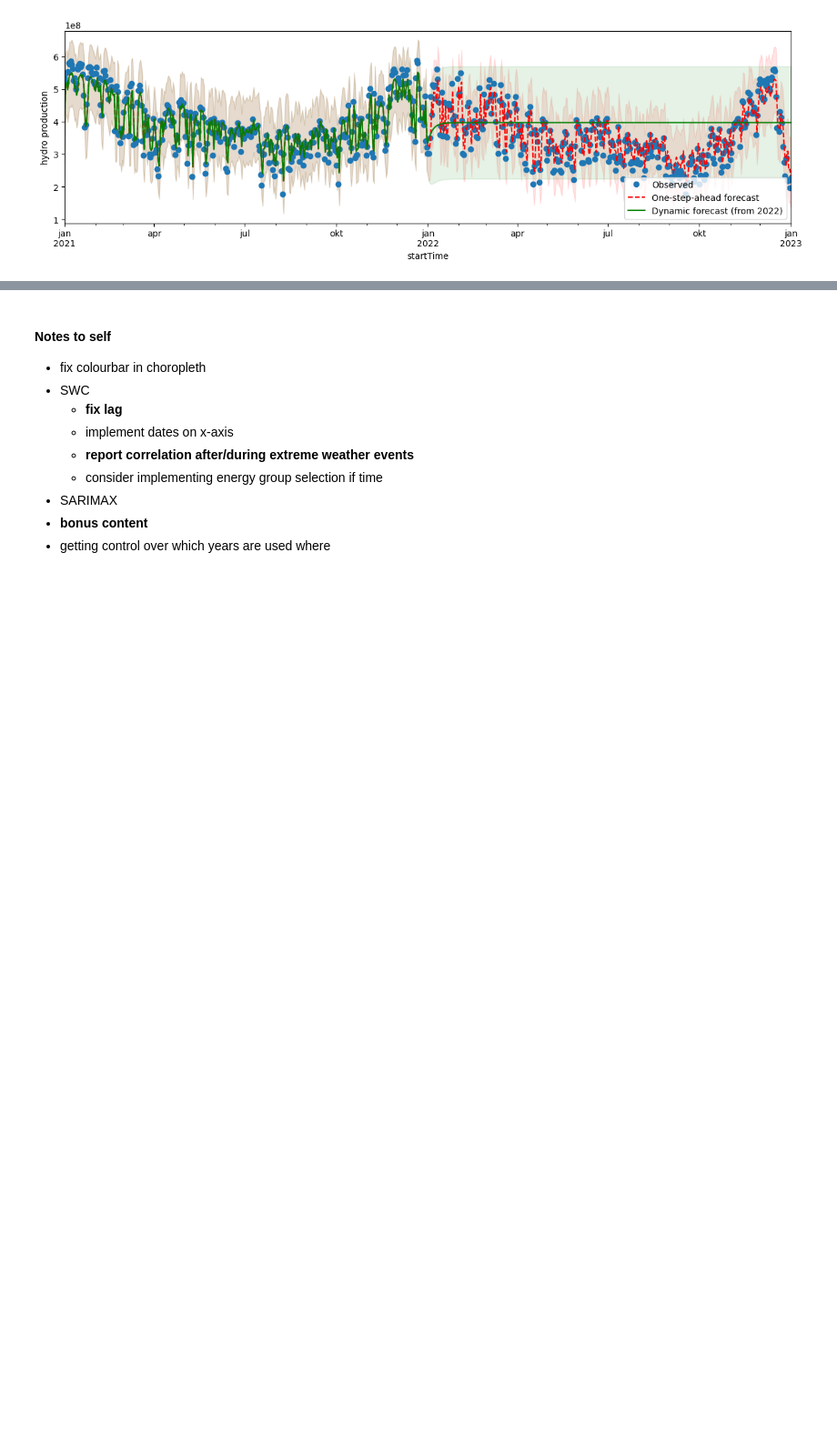
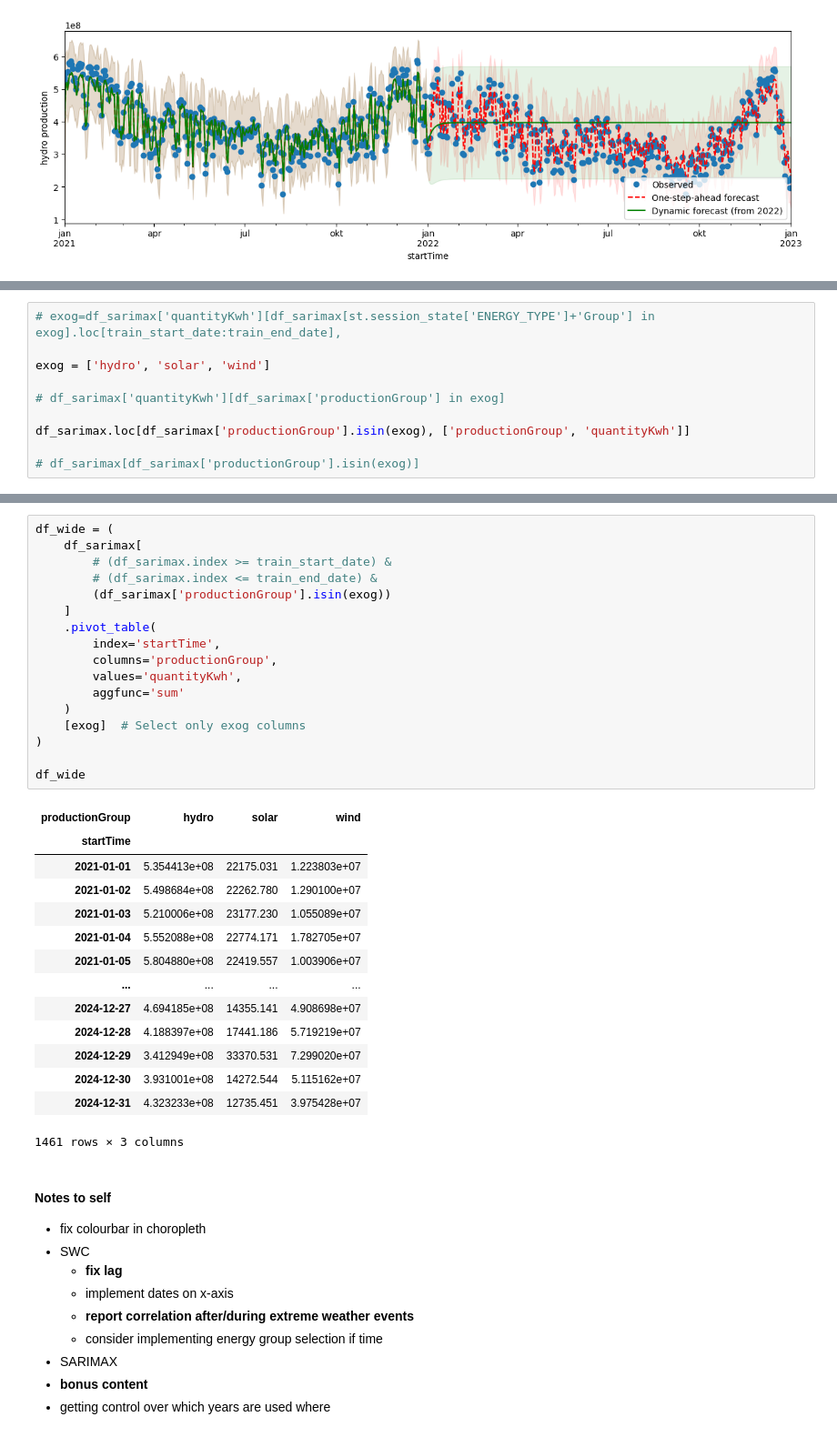
Before and after one commit to Satheris/IND320_SMAA, a Jupyter notebook: project/Assignment 4.ipynb, the cells around one changed output, grey strips where cells are left out. Shown at 91% size. Saved outputs shown, nothing was run; the diff lists cells and outputs as text; blank space fills up the shorter version.

```diff
--- a/project/Assignment 4.ipynb
+++ b/project/Assignment 4.ipynb
@@ -1112,0 +1120,10 @@ legend = ax.legend(loc='lower right')
+# %%
+# exog=df_sarimax['quantityKwh'][df_sarimax[st.session_state['ENERGY_TYPE']+'Group'] in exog].loc[train_start_date:train_end_date],
+
+exog = ['hydro', 'solar', 'wind']
+
+# df_sarimax['quantityKwh'][df_sarimax['productionGroup'] in exog]
+
+df_sarimax.loc[df_sarimax['productionGroup'].isin(exog), ['productionGroup', 'quantityKwh']]
+
+# df_sarimax[df_sarimax['productionGroup'].isin(exog)]
@@ -1113,3 +1145,35 @@ legend = ax.legend(loc='lower right')
+# %%
+df_wide = (
+    df_sarimax[
+        # (df_sarimax.index >= train_start_date) &
+        # (df_sarimax.index <= train_end_date) &
+        (df_sarimax['productionGroup'].isin(exog))
+    ]
+    .pivot_table(
+        index='startTime',
+        columns='productionGroup',
+        values='quantityKwh',
+        aggfunc='sum'
+    )
+    [exog]  # Select only exog columns
+)
+
+df_wide
+# %% [output]
+| productionGroup | hydro | solar | wind |
+| startTime |  |  |  |
+| 2021-01-01 | 5.354413e+08 | 22175.031 | 1.223803e+07 |
+| 2021-01-02 | 5.498684e+08 | 22262.780 | 1.290100e+07 |
+| 2021-01-03 | 5.210006e+08 | 23177.230 | 1.055089e+07 |
+| 2021-01-04 | 5.552088e+08 | 22774.171 | 1.782705e+07 |
+| 2021-01-05 | 5.804880e+08 | 22419.557 | 1.003906e+07 |
+| ... | ... | ... | ... |
+| 2024-12-27 | 4.694185e+08 | 14355.141 | 4.908698e+07 |
+| 2024-12-28 | 4.188397e+08 | 17441.186 | 5.719219e+07 |
+| 2024-12-29 | 3.412949e+08 | 33370.531 | 7.299020e+07 |
+| 2024-12-30 | 3.931001e+08 | 14272.544 | 5.115162e+07 |
+| 2024-12-31 | 4.323233e+08 | 12735.451 | 3.975428e+07 |
+1461 rows × 3 columns
 # %% [markdown]
 #### Notes to self
 
```
Also changed, not shown: parts of 4 cells of this notebook.
